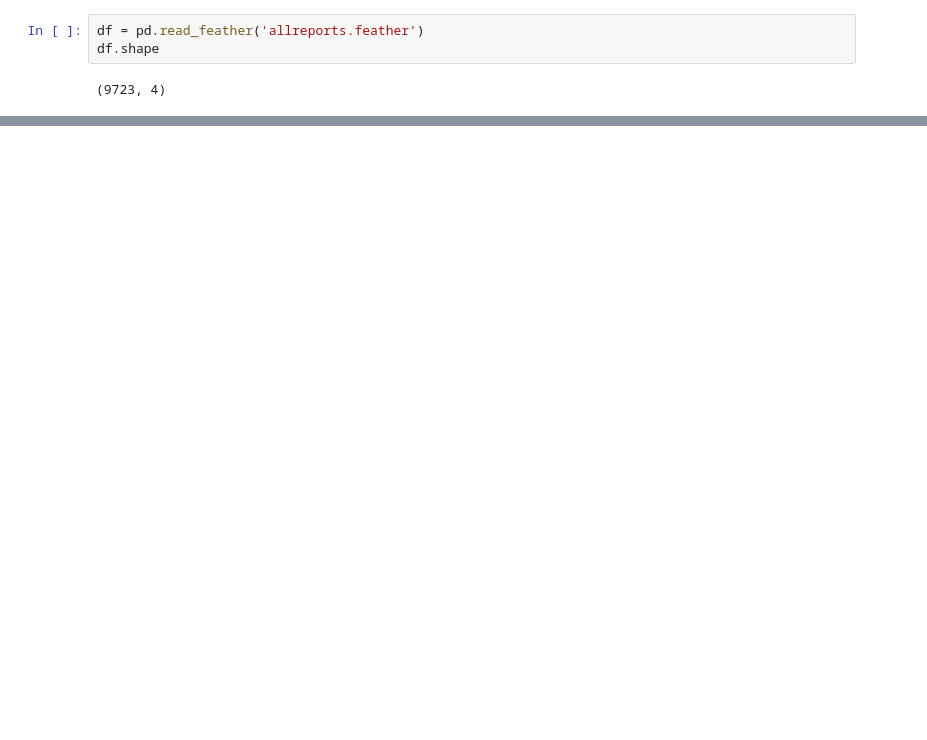
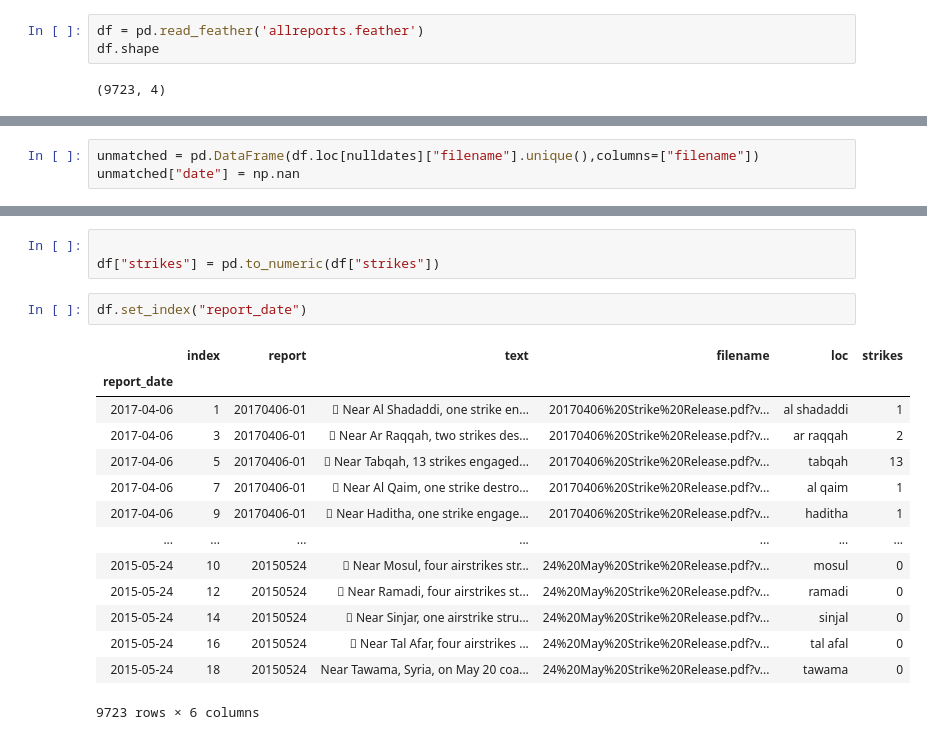
Before and after one commit to lovettbarron/CJTF-OIR-strike-report, a Jupyter notebook: test-scrape/03-interpret-to-table.ipynb, the cells around one changed output, grey strips where cells are left out. Cells and saved outputs as stored; diff of their text form; blank space fills up the shorter version.

```diff
--- a/test-scrape/03-interpret-to-table.ipynb
+++ b/test-scrape/03-interpret-to-table.ipynb
@@ -121,0 +215,3 @@ AttributeError: 'numpy.ndarray' object has no attribute 'apply'
+# %%
+unmatched = pd.DataFrame(df.loc[nulldates]["filename"].unique(),columns=["filename"])
+unmatched["date"] = np.nan
@@ -121,0 +330,20 @@ AttributeError: 'numpy.ndarray' object has no attribute 'apply'
+# %%
+
+df["strikes"] = pd.to_numeric(df["strikes"])
+# %%
+df.set_index("report_date")
+# %% [output]
+|  | index | report | text | filename | loc | strikes |
+| report_date |  |  |  |  |  |  |
+| 2017-04-06 | 1 | 20170406-01 |  Near Al Shadaddi, one strike en... | 20170406%20Strike%20Release.pdf?v... | al shadaddi | 1 |
+| 2017-04-06 | 3 | 20170406-01 |  Near Ar Raqqah, two strikes des... | 20170406%20Strike%20Release.pdf?v... | ar raqqah | 2 |
+| 2017-04-06 | 5 | 20170406-01 |  Near Tabqah, 13 strikes engaged... | 20170406%20Strike%20Release.pdf?v... | tabqah | 13 |
+| 2017-04-06 | 7 | 20170406-01 |  Near Al Qaim, one strike destro... | 20170406%20Strike%20Release.pdf?v... | al qaim | 1 |
+| 2017-04-06 | 9 | 20170406-01 |  Near Haditha, one strike engage... | 20170406%20Strike%20Release.pdf?v... | haditha | 1 |
+| ... | ... | ... | ... | ... | ... | ... |
+| 2015-05-24 | 10 | 20150524 |  Near Mosul, four airstrikes str... | 24%20May%20Strike%20Release.pdf?v... | mosul | 0 |
+| 2015-05-24 | 12 | 20150524 |  Near Ramadi, four airstrikes st... | 24%20May%20Strike%20Release.pdf?v... | ramadi | 0 |
+| 2015-05-24 | 14 | 20150524 |  Near Sinjar, one airstrike stru... | 24%20May%20Strike%20Release.pdf?v... | sinjal | 0 |
+| 2015-05-24 | 16 | 20150524 |  Near Tal Afar, four airstrikes ... | 24%20May%20Strike%20Release.pdf?v... | tal afal | 0 |
+| 2015-05-24 | 18 | 20150524 | Near Tawama, Syria, on May 20 coa... | 24%20May%20Strike%20Release.pdf?v... | tawama | 0 |
+9723 rows × 6 columns
```
Also changed, not shown: parts of 35 cells of this notebook, 2 other files.
